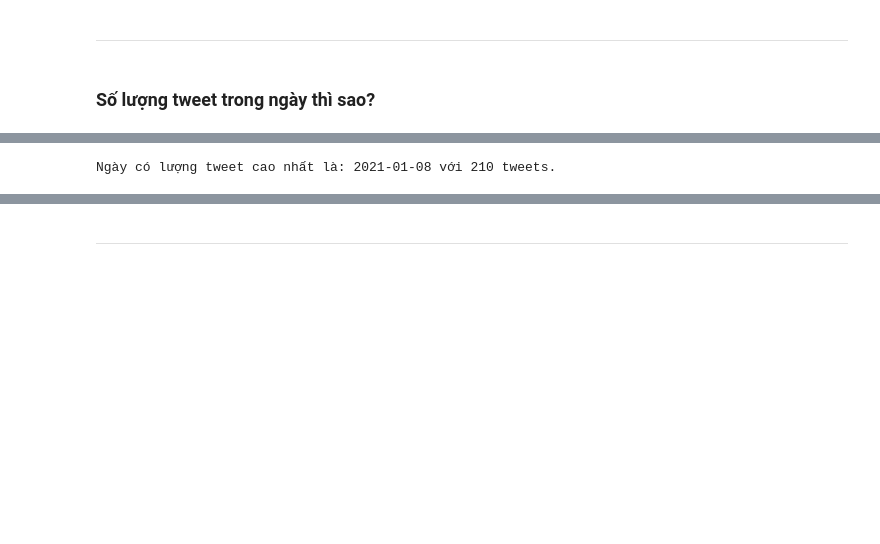
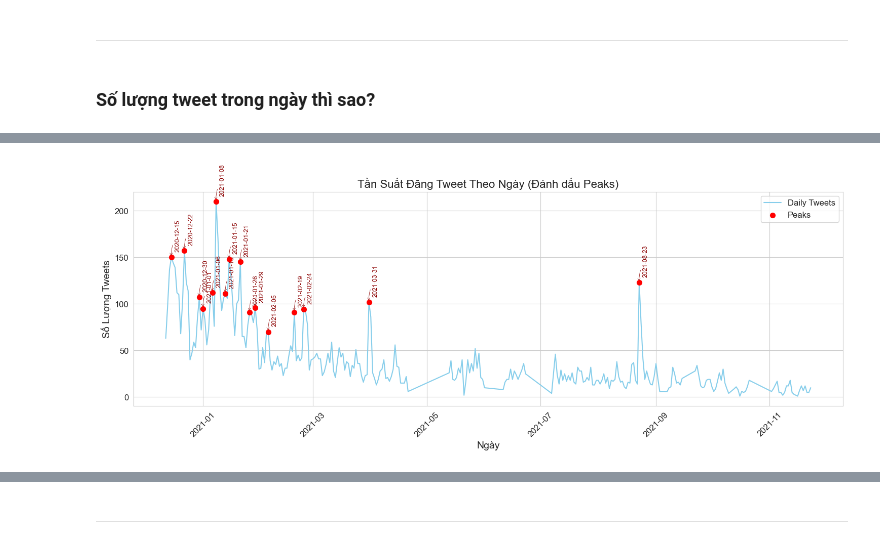
Before and after one commit to tientien01/LTKHDL---Pfizer-Vaccine-Tweets---23120370, a Jupyter notebook: notebooks/01_data_exploration.ipynb, the cells around one changed output, grey strips where cells are left out. Saved outputs shown, nothing was run; the diff lists cells and outputs as text; code cells hidden in the pictures; blank space fills up the shorter version.

```diff
--- a/notebooks/01_data_exploration.ipynb
+++ b/notebooks/01_data_exploration.ipynb
@@ -673,12 +708,61 @@ plt.show()
-# %%
-# Tìm chỉ số (index) của ngày có số lượng tweet cao nhất
-max_count_index = np.argmax(counts)
-
-# Lấy ngày và số lượng tweet tương ứng
-peak_date = unique_dates_dt[max_count_index]
-peak_count = counts[max_count_index]
-
-print(f"Ngày có lượng tweet cao nhất là: {peak_date} với {peak_count} tweets.")
-# %% [output]
-Ngày có lượng tweet cao nhất là: 2021-01-08 với 210 tweets.
+# %%
+import numpy as np
+import matplotlib.pyplot as plt
+from datetime import datetime # Cần import này để dùng strftime()
+
+date_col = new_data['date']
+# Chuyển đổi datetime64 sang số ngày (để nhóm)
+dates_as_days = date_col.astype('datetime64[D]')
+
+# Đếm tần suất mỗi ngày
+unique_dates, counts = np.unique(dates_as_days, return_counts=True)
+
+# Chuyển lại các ngày duy nhất thành datetime objects để vẽ biểu đồ
+unique_dates_dt = unique_dates.astype(object)
+
+# Tìm các đỉnh địa phương (Local Maxima)
+is_peak = (counts[1:-1] > counts[:-2]) & (counts[1:-1] > counts[2:])
+peak_indices = np.where(is_peak)[0] + 1
+threshold = np.mean(counts) + 0.8 * np.std(counts)
+significant_peak_indices = [i for i in peak_indices if counts[i] > threshold]
+
+
+plt.figure(figsize=(15, 6))
+plt.plot(unique_dates_dt, counts, color='skyblue', label='Daily Tweets')
+
+# Vẽ các chấm đỏ tại các đỉnh tìm được
+plt.scatter(unique_dates_dt[significant_peak_indices],
+            counts[significant_peak_indices],
+            color='red', s=50, zorder=5, label='Peaks')
+
+
+# Thêm ngày tại các đỉnh
+for i in significant_peak_indices:
+
+    peak_date_obj = unique_dates_dt[i]
+
+    date_label = peak_date_obj.strftime('%Y-%m-%d')
+
+    plt.annotate(
+        date_label,
+        (unique_dates_dt[i], counts[i]),
+        textcoords="offset points",
+        xytext=(5, 10),
+        ha='left',
+        fontsize=9,
+        rotation=90,
+        color='darkred',
+        arrowprops=dict(arrowstyle="->", connectionstyle="arc3,rad=0.2", color="darkred", linewidth=0.5)
+    )
+
+
+plt.title('Tần Suất Đăng Tweet Theo Ngày (Đánh dấu Peaks)', fontsize=16)
+plt.xlabel('Ngày', fontsize=14)
+plt.ylabel('Số Lượng Tweets', fontsize=14)
+plt.xticks(rotation=45)
+plt.legend()
+plt.tight_layout()
+plt.show()
+# %% [output]
+[figure, added]
 # %% [markdown]
```
Also changed, not shown: parts of 79 cells of this notebook, 5 other files.
